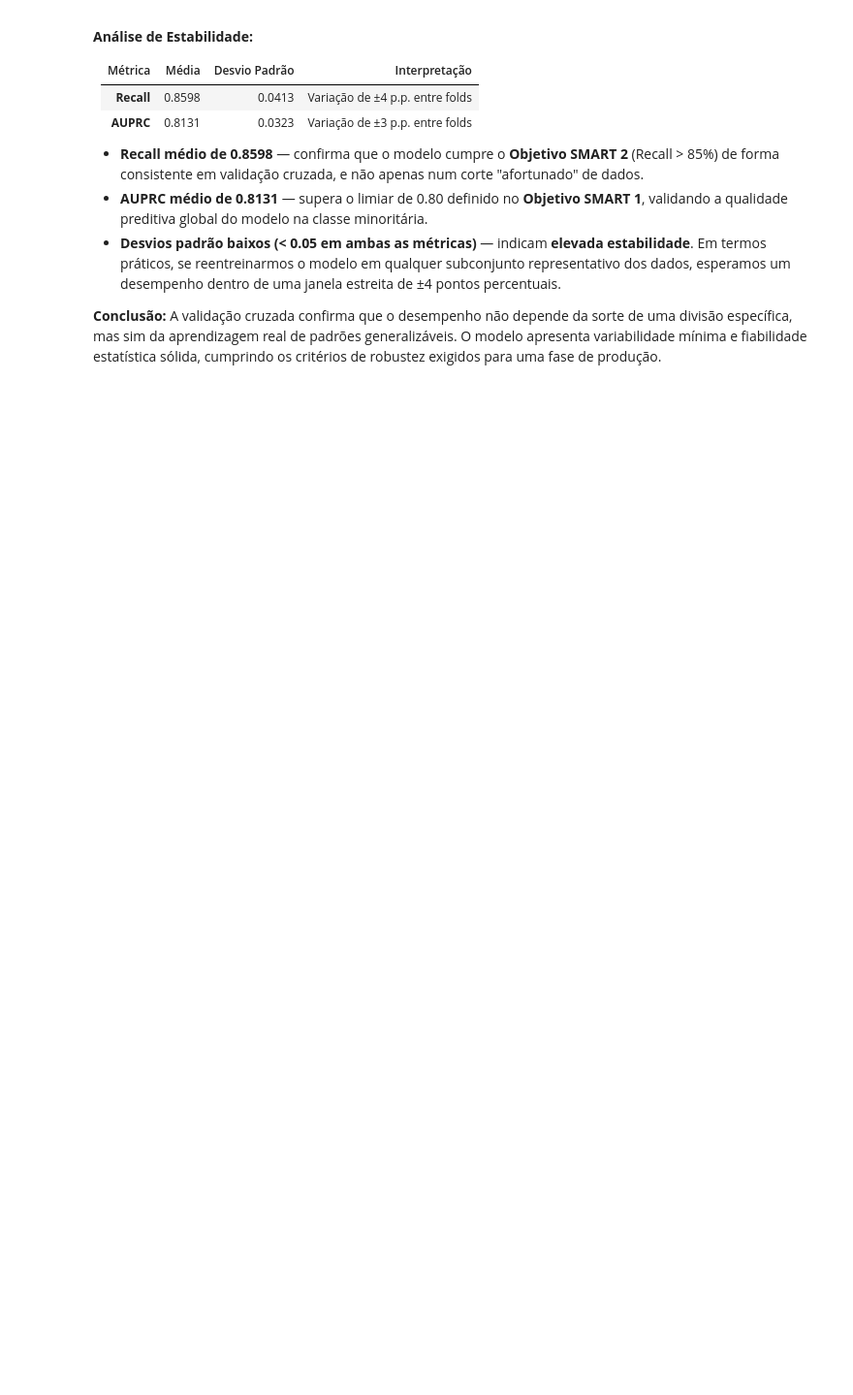
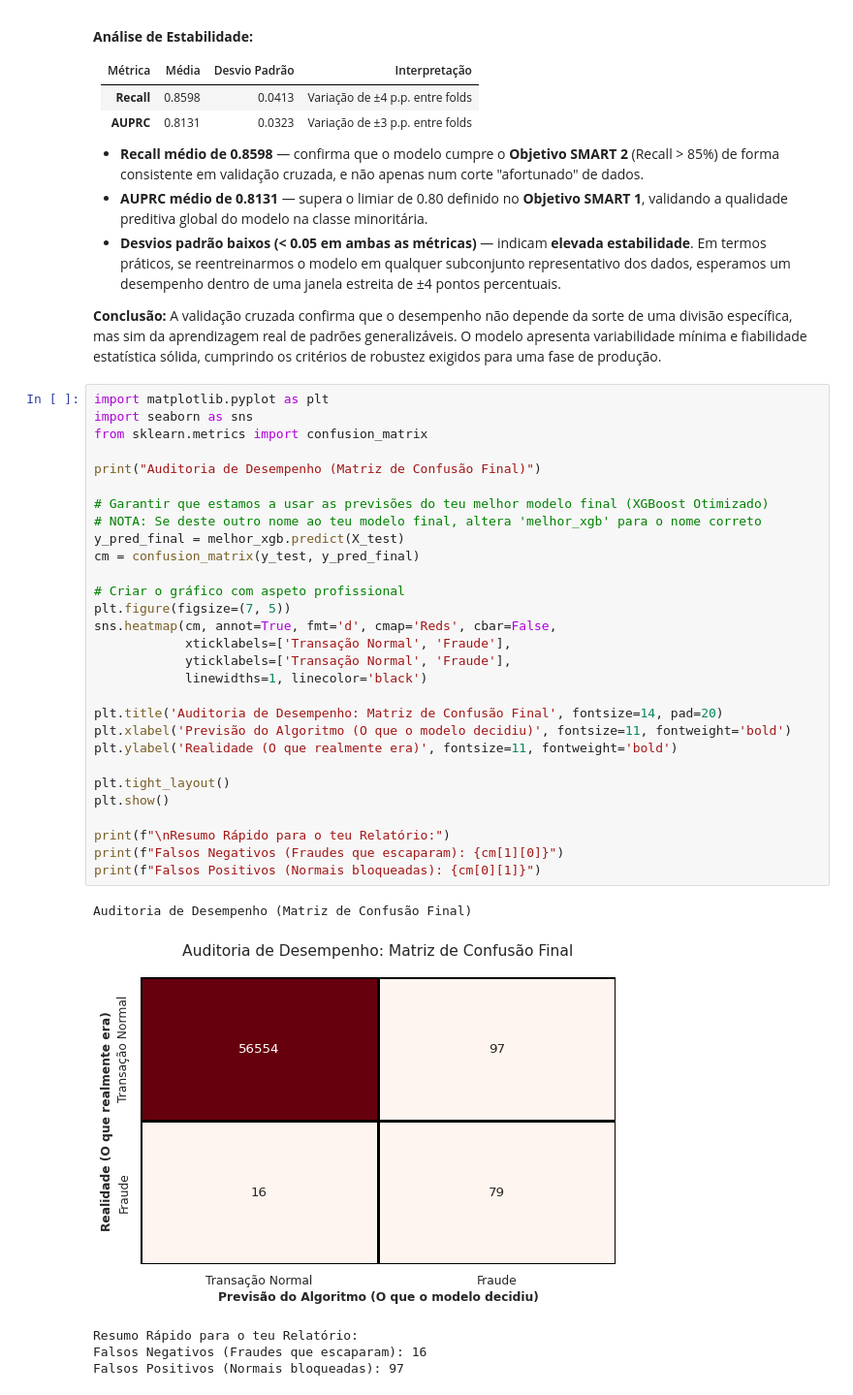
Before and after one commit to tomas15moreira/Projeto-Detecao-de-Transacoes-Fraudulentas-, a Jupyter notebook: notebooks/2.0_modelacao_treino.ipynb, the cells around one changed output. Shown at 97% size. Saved outputs shown, nothing was run; the diff lists cells and outputs as text; blank space fills up the shorter version.

```diff
--- a/notebooks/2.0_modelacao_treino.ipynb
+++ b/notebooks/2.0_modelacao_treino.ipynb
@@ -1950,3 +1950,38 @@ Dada a natureza desbalanceada do *dataset* (onde as fraudes representam apenas 0
 
 **Conclusão:**
 A validação cruzada confirma que o desempenho não depende da sorte de uma divisão específica, mas sim da aprendizagem real de padrões generalizáveis. O modelo apresenta variabilidade mínima e fiabilidade estatística sólida, cumprindo os critérios de robustez exigidos para uma fase de produção.
+# %%
+import matplotlib.pyplot as plt
+import seaborn as sns
+from sklearn.metrics import confusion_matrix
+
+print("Auditoria de Desempenho (Matriz de Confusão Final)")
+
+# Garantir que estamos a usar as previsões do teu melhor modelo final (XGBoost Otimizado)
+# NOTA: Se deste outro nome ao teu modelo final, altera 'melhor_xgb' para o nome correto
+y_pred_final = melhor_xgb.predict(X_test)
+cm = confusion_matrix(y_test, y_pred_final)
+
+# Criar o gráfico com aspeto profissional
+plt.figure(figsize=(7, 5))
+sns.heatmap(cm, annot=True, fmt='d', cmap='Reds', cbar=False,
+            xticklabels=['Transação Normal', 'Fraude'],
+            yticklabels=['Transação Normal', 'Fraude'],
+            linewidths=1, linecolor='black')
+
+plt.title('Auditoria de Desempenho: Matriz de Confusão Final', fontsize=14, pad=20)
+plt.xlabel('Previsão do Algoritmo (O que o modelo decidiu)', fontsize=11, fontweight='bold')
+plt.ylabel('Realidade (O que realmente era)', fontsize=11, fontweight='bold')
+
+plt.tight_layout()
+plt.show()
+
+print(f"\nResumo Rápido para o teu Relatório:")
+print(f"Falsos Negativos (Fraudes que escaparam): {cm[1][0]}")
+print(f"Falsos Positivos (Normais bloqueadas): {cm[0][1]}")
+# %% [output]
+Auditoria de Desempenho (Matriz de Confusão Final)
+[figure, added]
+Resumo Rápido para o teu Relatório:
+Falsos Negativos (Fraudes que escaparam): 16
+Falsos Positivos (Normais bloqueadas): 97
```
Also changed, not shown: parts of 6 cells of this notebook.
